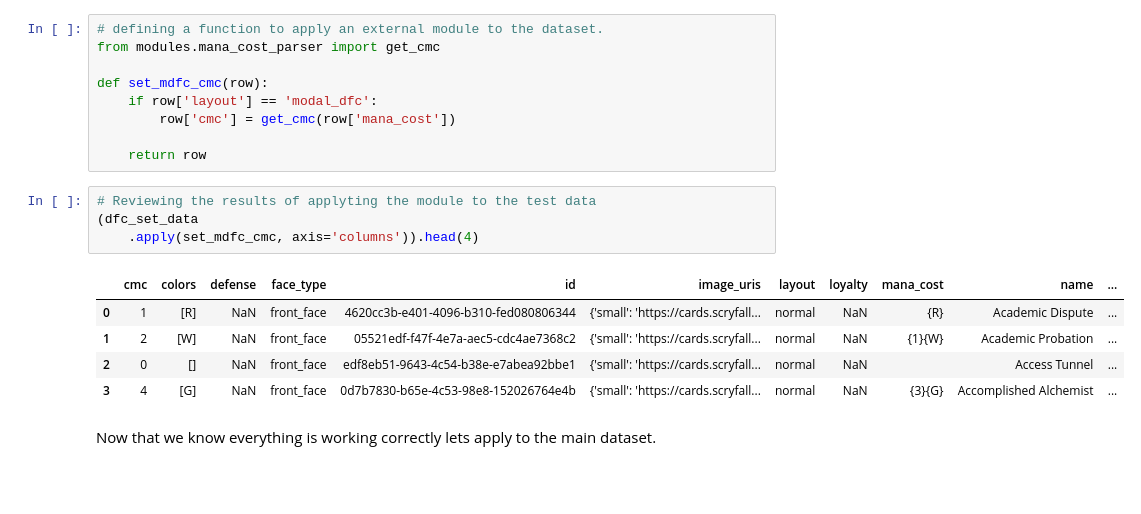
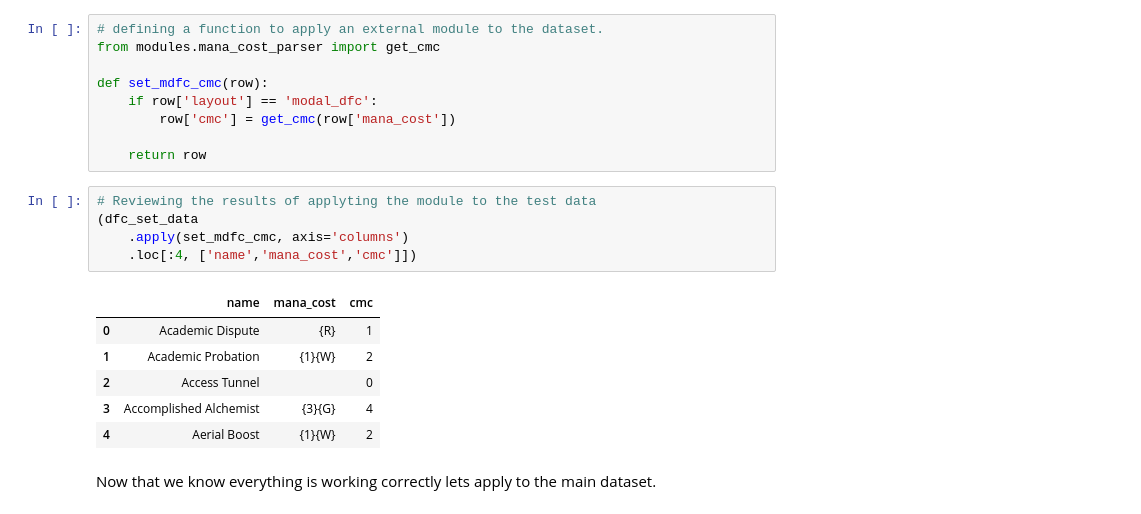
Before and after one commit to ajemmott/mtg-data-projects, a Jupyter notebook: notebooks/01-api-data-structuring.ipynb, the cells around one changed output. Drawn from its saved outputs; the diff is of its cells as text; blank space fills up the shorter version.

```diff
--- a/notebooks/01-api-data-structuring.ipynb
+++ b/notebooks/01-api-data-structuring.ipynb
@@ -274,13 +274,15 @@ def set_mdfc_cmc(row):
 # %%
 # Reviewing the results of applyting the module to the test data
 (dfc_set_data
-    .apply(set_mdfc_cmc, axis='columns')).head(4)
+    .apply(set_mdfc_cmc, axis='columns')
+    .loc[:4, ['name','mana_cost','cmc']])
 # %% [output]
-|  | cmc | colors | defense | face_type | id | image_uris | layout | loyalty | mana_cost | name | ... |
-| 0 | 1 | [R] | NaN | front_face | 4620cc3b-e401-4096-b310-fed080806344 | {'small': 'https://cards.scryfall... | normal | NaN | {R} | Academic Dispute | ... |
-| 1 | 2 | [W] | NaN | front_face | 05521edf-f47f-4e7a-aec5-cdc4ae7368c2 | {'small': 'https://cards.scryfall... | normal | NaN | {1}{W} | Academic Probation | ... |
-| 2 | 0 | [] | NaN | front_face | edf8eb51-9643-4c54-b38e-e7abea92bbe1 | {'small': 'https://cards.scryfall... | normal | NaN |  | Access Tunnel | ... |
-| 3 | 4 | [G] | NaN | front_face | 0d7b7830-b65e-4c53-98e8-152026764e4b | {'small': 'https://cards.scryfall... | normal | NaN | {3}{G} | Accomplished Alchemist | ... |
+|  | name | mana_cost | cmc |
+| 0 | Academic Dispute | {R} | 1 |
+| 1 | Academic Probation | {1}{W} | 2 |
+| 2 | Access Tunnel |  | 0 |
+| 3 | Accomplished Alchemist | {3}{G} | 4 |
+| 4 | Aerial Boost | {1}{W} | 2 |
 # %% [markdown]
 Now that we know everything is working correctly lets apply to the main dataset.
 # %%
```
Also changed, not shown: parts of 2 cells of this notebook.
